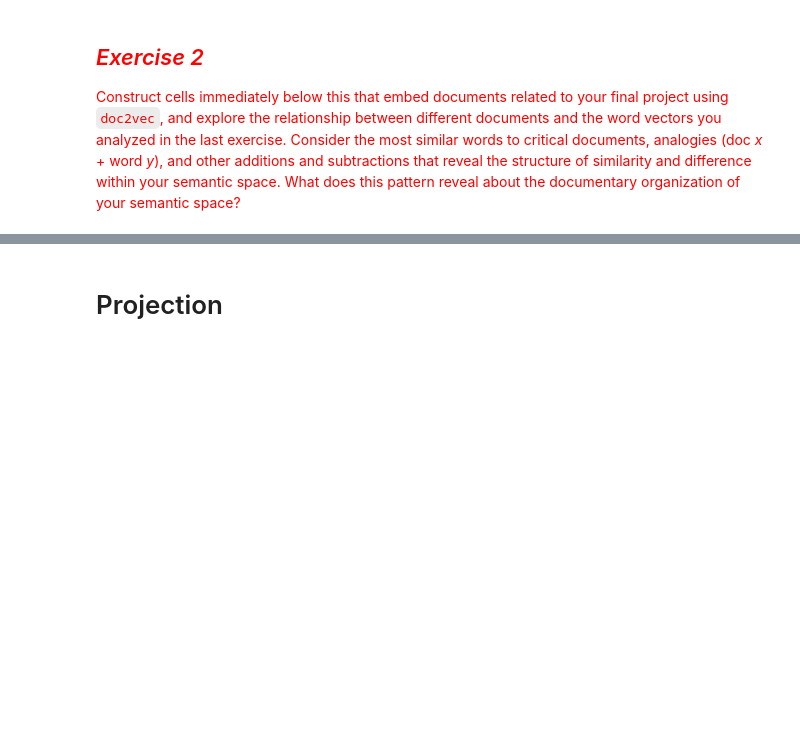
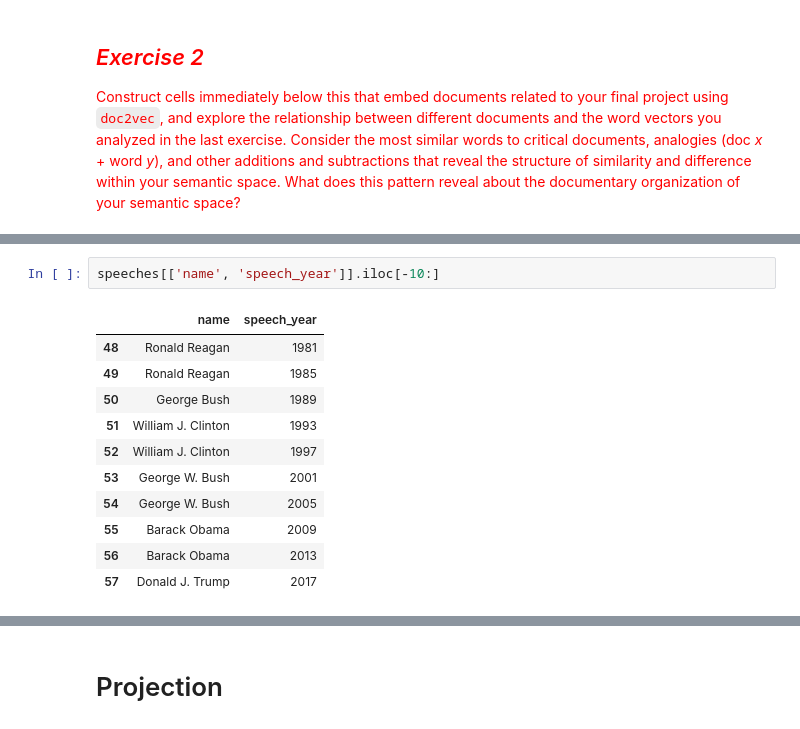
Before and after one commit to sanittawan/Content-Analysis-2020, a Jupyter notebook: week-7/7-Vector-Space-Word-Embeddings-Sanittawan.ipynb, the cells around one changed output, grey strips where cells are left out. Cells and saved outputs as stored; diff of their text form; blank space fills up the shorter version.

```diff
--- a/week-7/7-Vector-Space-Word-Embeddings-Sanittawan.ipynb
+++ b/week-7/7-Vector-Space-Word-Embeddings-Sanittawan.ipynb
@@ -650,0 +805,14 @@ We can later load it:
+# %%
+speeches[['name', 'speech_year']].iloc[-10:]
+# %% [output]
+|  | name | speech_year |
+| 48 | Ronald Reagan | 1981 |
+| 49 | Ronald Reagan | 1985 |
+| 50 | George Bush | 1989 |
+| 51 | William J. Clinton | 1993 |
+| 52 | William J. Clinton | 1997 |
+| 53 | George W. Bush | 2001 |
+| 54 | George W. Bush | 2005 |
+| 55 | Barack Obama | 2009 |
+| 56 | Barack Obama | 2013 |
+| 57 | Donald J. Trump | 2017 |
```
Also changed, not shown: parts of 21 cells of this notebook.
